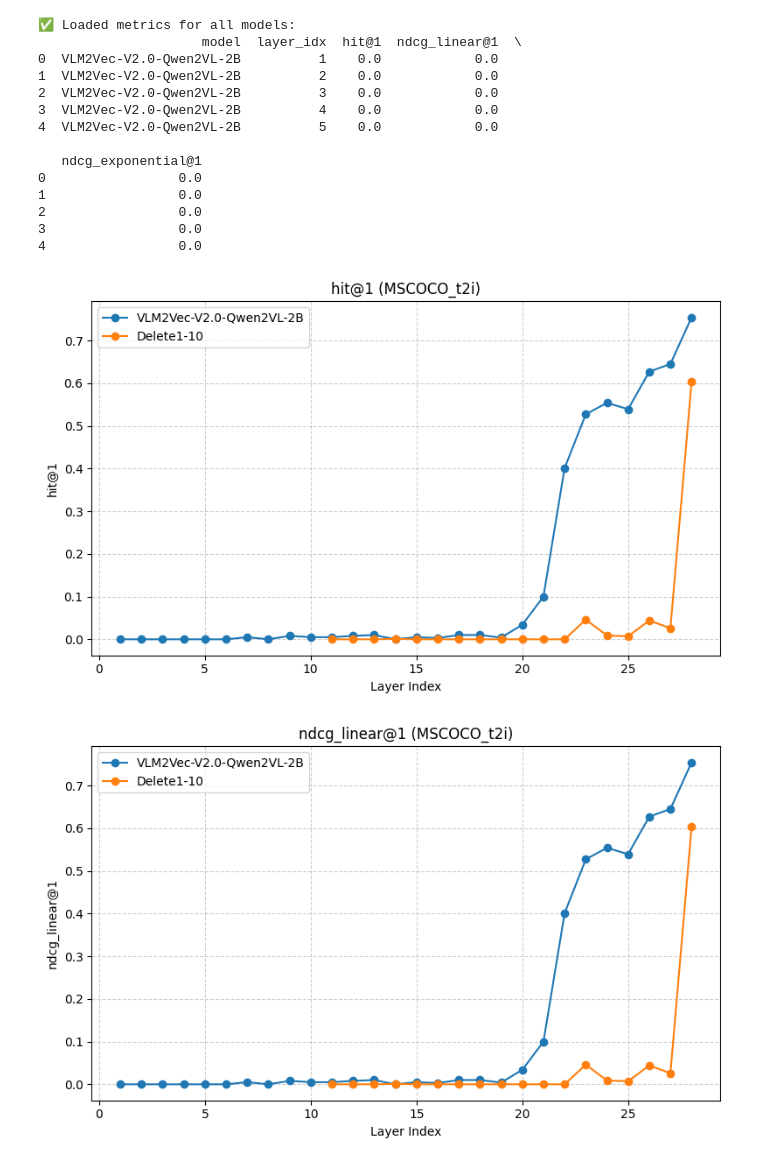
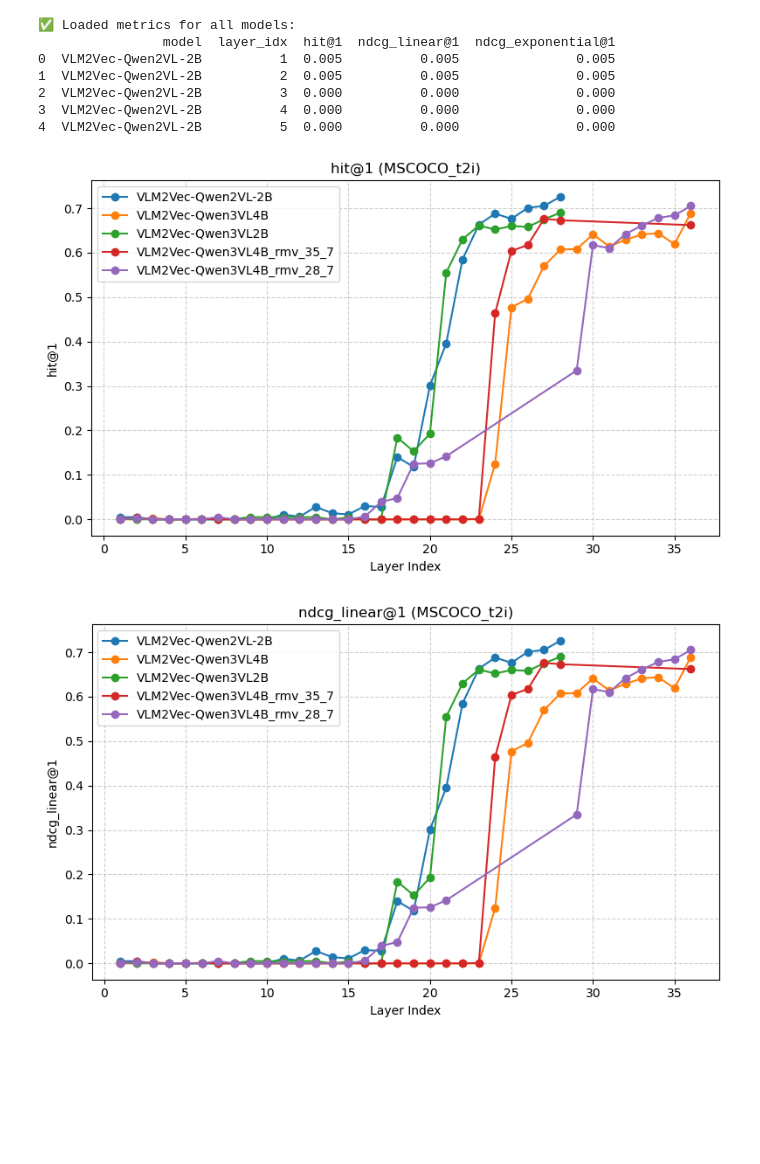
Before and after one commit to zzhu-24/VLM2Vec_reproduce, a Jupyter notebook: analyze.ipynb, the cells around one changed output. Cells and saved outputs as stored; diff of their text form; code cells hidden in the pictures; blank space fills up the shorter version.

```diff
--- a/analyze.ipynb
+++ b/analyze.ipynb
@@ -91,7 +16,8 @@ model_dirs = {
     # "InternVL-2-8B": "/home/infres/zzhu-24/PRIM/VLM2Vec/experiments/public/exps/vlm2vec_retrieval/internvl2-8b",
     # "MiniCPM-V": "/home/infres/zzhu-24/PRIM/VLM2Vec/experiments/public/exps/vlm2vec_retrieval/minicpm-v",
     # "gme-Qwen2-VL-2B-Instruct": "/home/infres/zzhu-24/PRIM/VLM2Vec/experiments/public/exps/vlm2vec_retrieval/gme-Qwen2-VL-2B-Instruct",
-    "VLM2Vec-V2.0-Qwen2VL-2B": "/home/infres/zzhu-24/PRIM/VLM2Vec/experiments/public/exps/vlm2vec_retrieval/VLM2Vec-V2.0-Qwen2VL-2B",
+    # "VLM2Vec-V2.0-Qwen2VL-2B": "/home/infres/zzhu-24/PRIM/VLM2Vec/experiments/public/exps/vlm2vec_retrieval/VLM2Vec-V2.0-Qwen2VL-2B",
+    "VLM2Vec-Qwen2VL-2B": "/home/infres/zzhu-24/PRIM/VLM2Vec/experiments/public/exps/eval_after_train/original/qwen-Qwen2-VL-2B-Instruct",
     # "AddTail-Qwen2-VL-2B-ckpt1500": "/home/infres/zzhu-24/PRIM/VLM2Vec/experiments/public/exps/eval_after_train/DEBUG_19Nov_AddTail-Qwen/qwen-Qwen2-VL-2B-Instruct/checkpoint-500",
     # "AddTail-Qwen2-VL-2B-ckpt3000": "/home/infres/zzhu-24/PRIM/VLM2Vec/experiments/public/exps/eval_after_train/DEBUG_19Nov_AddTail-Qwen/qwen-Qwen2-VL-2B-Instruct/checkpoint-3000",
     # "AddTail-Qwen2-VL-2B-ckpt3500": "/home/infres/zzhu-24/PRIM/VLM2Vec/experiments/public/exps/eval_after_train/DEBUG_19Nov_AddTail-Qwen/qwen-Qwen2-VL-2B-Instruct/checkpoint-3500",
@@ -109,10 +35,19 @@ model_dirs = {
     # "AddTail_EosInit-MoreDataset-500": "/home/infres/zzhu-24/PRIM/VLM2Vec/experiments/public/exps/eval_after_train/DEBUG_27Nov_NewDatasets_TailEosInit-Qwen/qwen-Qwen2-VL-2B-Instruct/checkpoint-500",
     # "AddTail_EosInit-MoreDataset-3000": "/home/infres/zzhu-24/PRIM/VLM2Vec/experiments/public/exps/eval_after_train/DEBUG_27Nov_NewDatasets_TailEosInit-Qwen/qwen-Qwen2-VL-2B-Instruct/checkpoint-3000",
     # "AddTail_EosInit--MoreDataset-6000": "/home/infres/zzhu-24/PRIM/VLM2Vec/experiments/public/exps/eval_after_train/DEBUG_27Nov_NewDatasets_TailEosInit-Qwen/qwen-Qwen2-VL-2B-Instruct/checkpoint-6000",
-    # "Train_on_layer16": "/home/infres/zzhu-24/PRIM/VLM2Vec/experiments/public/exps/eval_after_train/DEBUG_28Nov_TrLayer16-Qwen/qwen-Qwen2-VL-2B-Instruct/checkpoint-6000",
-    # "Train_on_layer8": "/home/infres/zzhu-24/PRIM/VLM2Vec/experiments/public/exps/eval_after_train/DEBUG_28Nov_TrLayer8-Qwen/qwen-Qwen2-VL-2B-Instruct/checkpoint-6000",
-    "Delete1-10": "/home/infres/zzhu-24/PRIM/VLM2Vec/experiments/public/exps/eval_after_train/DEBUG_02Dec_Delete1-10-Qwen/qwen-Qwen2-VL-2B-Instruct/checkpoint-6000",
-
+    # "Train_on_16": "/home/infres/zzhu-24/PRIM/VLM2Vec/experiments/public/exps/eval_after_train/DEBUG_28Nov_TrLayer16-Qwen/qwen-Qwen2-VL-2B-Instruct/checkpoint-6000",
+    # "Train_on_8": "/home/infres/zzhu-24/PRIM/VLM2Vec/experiments/public/exps/eval_after_train/DEBUG_28Nov_TrLayer8-Qwen/qwen-Qwen2-VL-2B-Instruct/checkpoint-6000",
+    # "Remove_1-10": "/home/infres/zzhu-24/PRIM/VLM2Vec/experiments/public/exps/eval_after_train/DEBUG_02Dec_Delete1-10-Qwen/qwen-Qwen2-VL-2B-Instruct/checkpoint-6000",
+    # "Train_on_16_28": "/home/infres/zzhu-24/PRIM/VLM2Vec/experiments/public/exps/eval_after_train/DEBUG_10DecAddLoss_28_16-Qwen/qwen-Qwen2-VL-2B-Instruct/checkpoint-2000",
+    # "Train_on_8_28": "/home/infres/zzhu-24/PRIM/VLM2Vec/experiments/public/exps/eval_after_train/DEBUG_12DecAddLoss_28_8-Qwen/qwen-Qwen2-VL-2B-Instruct/checkpoint-4000",
+    # "Remove_23-27": "/home/infres/zzhu-24/PRIM/VLM2Vec/experiments/public/exps/eval_after_train/DEBUG_10DecRmvLayer-Qwen/qwen-Qwen2-VL-2B-Instruct/checkpoint-6000",
+    # "Remove_18-22": "/home/infres/zzhu-24/PRIM/VLM2Vec/experiments/public/exps/eval_after_train/DEBUG_12DecRmvLayer_22_5-Qwen/qwen-Qwen2-VL-2B-Instruct/checkpoint-3000",
+    "VLM2Vec-Qwen3VL4B": "/home/infres/zzhu-24/PRIM/VLM2Vec/experiments/public/exps/eval_after_train/DEBUG_15Dec_Qwen3VL4b_original-Qwen/qwen-Qwen3-VL-4B-Instruct/checkpoint-2500",
+    # "VLM2Vec-Qwen3VL4B_2000": "/home/infres/zzhu-24/PRIM/VLM2Vec/experiments/public/exps/eval_after_train/DEBUG_15Dec_Qwen3VL4b_original-Qwen/qwen-Qwen3-VL-4B-Instruct/checkpoint-2000",
+    # "VLM2Vec-Qwen3VL4B_1500": "/home/infres/zzhu-24/PRIM/VLM2Vec/experiments/public/exps/eval_after_train/DEBUG_15Dec_Qwen3VL4b_original-Qwen/qwen-Qwen3-VL-4B-Instruct/checkpoint-1500",
+    "VLM2Vec-Qwen3VL2B": "/home/infres/zzhu-24/PRIM/VLM2Vec/experiments/public/exps/eval_after_train/DEBUG_17Dec_Qwen3VL2B_original-Qwen/qwen-Qwen3-VL-2B-Instruct/checkpoint-4500",
+    "VLM2Vec-Qwen3VL4B_rmv_35_7": "/home/infres/zzhu-24/PRIM/VLM2Vec/experiments/public/exps/eval_after_train/DEBUG_17Dec_Qwen3VL4B_rmv_35_7-Qwen/qwen-Qwen3-VL-4B-Instruct/checkpoint-4500",
+    "VLM2Vec-Qwen3VL4B_rmv_28_7": "/home/infres/zzhu-24/PRIM/VLM2Vec/experiments/public/exps/eval_after_train/DEBUG_5Jan_Qwen3VL4b_rmv_28_7-Qwen/qwen-Qwen3-VL-4B-Instruct/checkpoint-4000",
     }
 
 # Metrics to extract
@@ -140,6 +75,8 @@ def collect_model_data(model_name, model_dir):
     """Collect retrieval metrics for a given model."""
     results = []
 
+    if "retrieval" in os.listdir(model_dir):
+        model_dir = os.path.join(model_dir, "retrieval")
     for child_name in sorted(os.listdir(model_dir), key=get_layer_index):
         if not child_name.startswith("layer_"):
             continue
@@ -147,7 +84,10 @@ def collect_model_data(model_name, model_dir):
             continue
 
         child_path = os.path.join(model_dir, child_name)
-        score_path = os.path.join(child_path, "retrieval", f"{task_name}_score.json")
+        if "retrieval" in os.listdir(child_path):
+            score_path = os.path.join(child_path, "retrieval", f"{task_name}_score.json")
+        else:
+            score_path = os.path.join(child_path, f"{task_name}_score.json")
 
         if not os.path.exists(score_path):
             print(f"⚠️  Skipping: {score_path} not found.")
@@ -199,12 +139,12 @@ for task_name in task_names:
         plt.figure(figsize=(8, 5))
         for model_name in model_dirs.keys():
             df_model = df_all[df_all["model"] == model_name]
-            if model_name.startswith("Delete"):
-                plt.plot(df_model["layer_idx"]+10, df_model[metric],
-                        marker="o", label=model_name)
-            else:
-                plt.plot(df_model["layer_idx"], df_model[metric],
-                        marker="o", label=model_name)
+            # if model_name.startswith("Delete"):
+            #     plt.plot(df_model["layer_idx"]+10, df_model[metric],
+            #             marker="o", label=model_name)
+            # else:
+            plt.plot(df_model["layer_idx"], df_model[metric],
+                    marker="o", label=model_name)
 
         plt.title(f"{metric} ({task_name})")
         plt.xlabel("Layer Index")
@@ -234,16 +167,9 @@ for task_name in task_names:
 ✅ Loaded metrics for all models:
-                     model  layer_idx  hit@1  ndcg_linear@1  \
-0  VLM2Vec-V2.0-Qwen2VL-2B          1    0.0            0.0
-1  VLM2Vec-V2.0-Qwen2VL-2B          2    0.0            0.0
-2  VLM2Vec-V2.0-Qwen2VL-2B          3    0.0            0.0
-3  VLM2Vec-V2.0-Qwen2VL-2B          4    0.0            0.0
-4  VLM2Vec-V2.0-Qwen2VL-2B          5    0.0            0.0
-
-   ndcg_exponential@1
-0                 0.0
-1                 0.0
-2                 0.0
-3                 0.0
-4                 0.0
+                model  layer_idx  hit@1  ndcg_linear@1  ndcg_exponential@1
+0  VLM2Vec-Qwen2VL-2B          1  0.005          0.005               0.005
+1  VLM2Vec-Qwen2VL-2B          2  0.005          0.005               0.005
+2  VLM2Vec-Qwen2VL-2B          3  0.000          0.000               0.000
+3  VLM2Vec-Qwen2VL-2B          4  0.000          0.000               0.000
+4  VLM2Vec-Qwen2VL-2B          5  0.000          0.000               0.000
-[figure, old version]
+[figure, new version]
-[figure, old version]
+[figure, new version]
```
Also changed, not shown: parts of 2 cells of this notebook, 23 other files.
